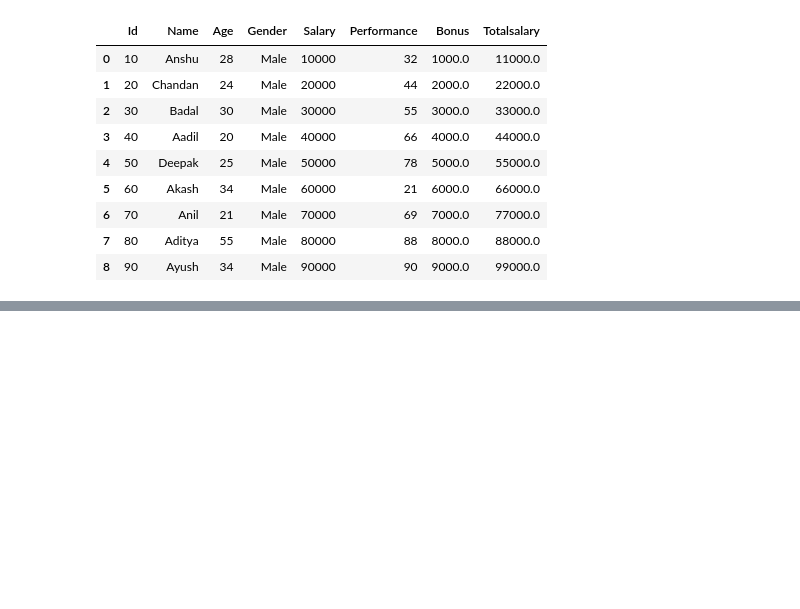
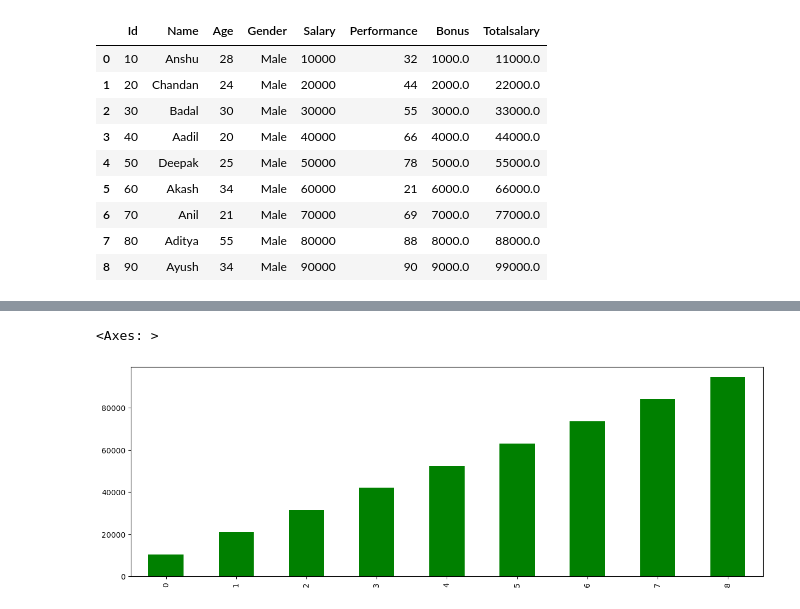
Before and after one commit to anshuKumar-codes/Data_Analytics_Journey, a Jupyter notebook: Pandas/day 1 pandas.ipynb, the cells around one changed output, grey strips where cells are left out. Saved outputs shown, nothing was run; the diff lists cells and outputs as text; code cells hidden in the pictures; blank space fills up the shorter version.

```diff
--- a/Pandas/day 1 pandas.ipynb
+++ b/Pandas/day 1 pandas.ipynb
@@ -452,0 +472,5 @@ df5
+# %%
+t.plot.bar(figsize=(15,5),color="green")
+# %% [output]
+<Axes: >
+[figure, added]
```
Also changed, not shown: parts of 21 cells of this notebook, 6 other files.
